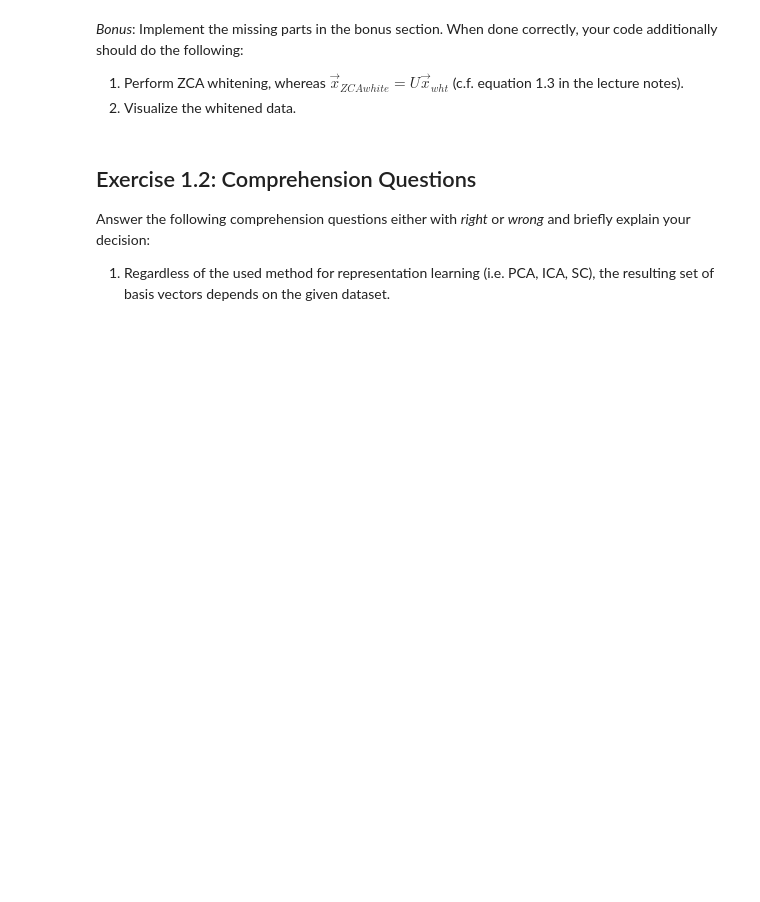
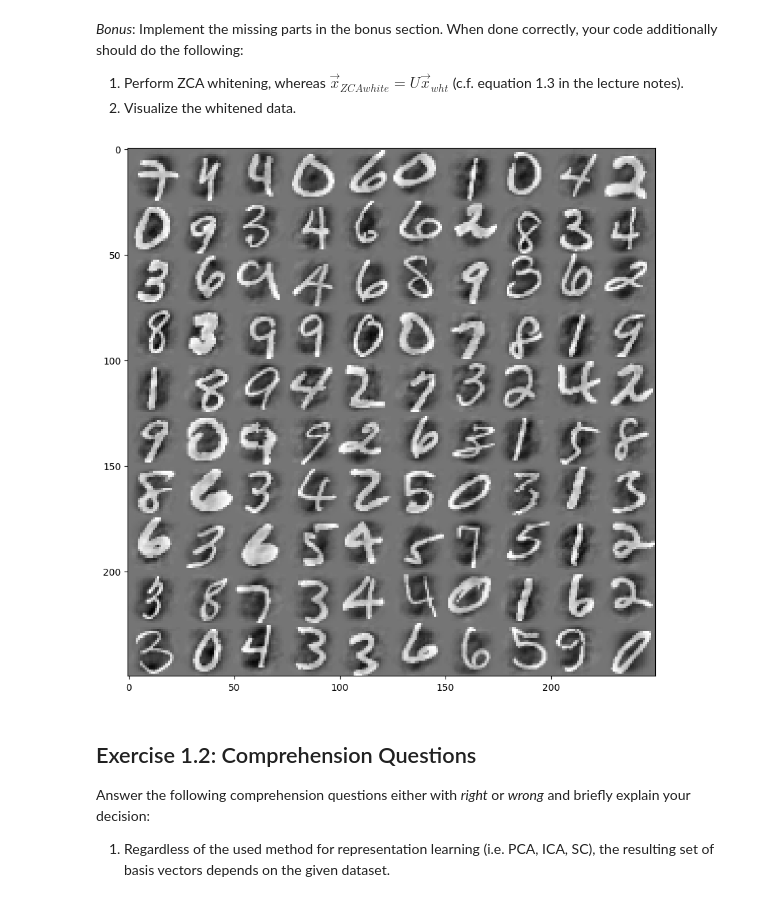
Before and after one commit to RHoock/Maschinelles-Lernen, a Jupyter notebook: exercise_1.ipynb, the cells around one changed output. Cells and saved outputs as stored; diff of their text form; code cells hidden in the pictures; blank space fills up the shorter version.

```diff
--- a/exercise_1.ipynb
+++ b/exercise_1.ipynb
@@ -127,7 +127,7 @@ Your solution:
 ## Define variables
 
 # TODO dataset : relative path to the .npz file containing the data
-dataset = 'data/olivetti.npz' #'data/olivetti.npz'
+dataset = 'data/mnist.npz' #'data/olivetti.npz'
 
 # TODO n_patches : number of random patches to extract from the images
 n_patches = 100
@@ -143,7 +143,7 @@ method = 'sc'
 # TODO n_iterations : number of iterations (only for sparse coding)
 n_iterations = 20
 
-SC_LOAD_DICTIONARY = False
+SC_LOAD_DICTIONARY = True
 # %%
 ## Compute and show the principal components
 
@@ -314,6 +314,31 @@ xZCAwhite = -1
 
 # TODO visualize the whitened data
 # show_in_grid(xZCAwhite[:n_basis], patch_size, patch_size)
+# %%
+#% TODO epsilon: avoid negative numbers while computing stdDeviations
+epsilon = 0.1
+
+#TODO perform principal component analysis (help pca)
+basis = PCA().fit(patches).components_
+
+#TODO compute the covariance matrix of the patches
+covariance = np.cov(patches)
+
+#TODO compute diagonal matrix S containing the standard deviations (c.f. page 6)
+S_squared = np.matmul(np.matmul(np.transpose(basis), covariance), basis)
+S_squared = np.diag(np.diag(S_squared))
+S = np.sqrt(S_squared) + epsilon
+
+#TODO pca whitening (c.f. equation 1.3)
+xPCAwhite = np.matmul(np.matmul(np.linalg.inv(S), np.transpose(basis)), patches)
+
+#TODO zca whitening
+xZCAwhite = np.matmul(basis, xPCAwhite)
+
+#TODO visualize the whitened data
+show_in_grid(xZCAwhite[:n_basis], patch_size, patch_size)
+# %% [output]
+[figure, added]
 # %% [markdown]
 ## Exercise 1.2: Comprehension Questions
 
```
Also changed, not shown: parts of 2 cells of this notebook.
